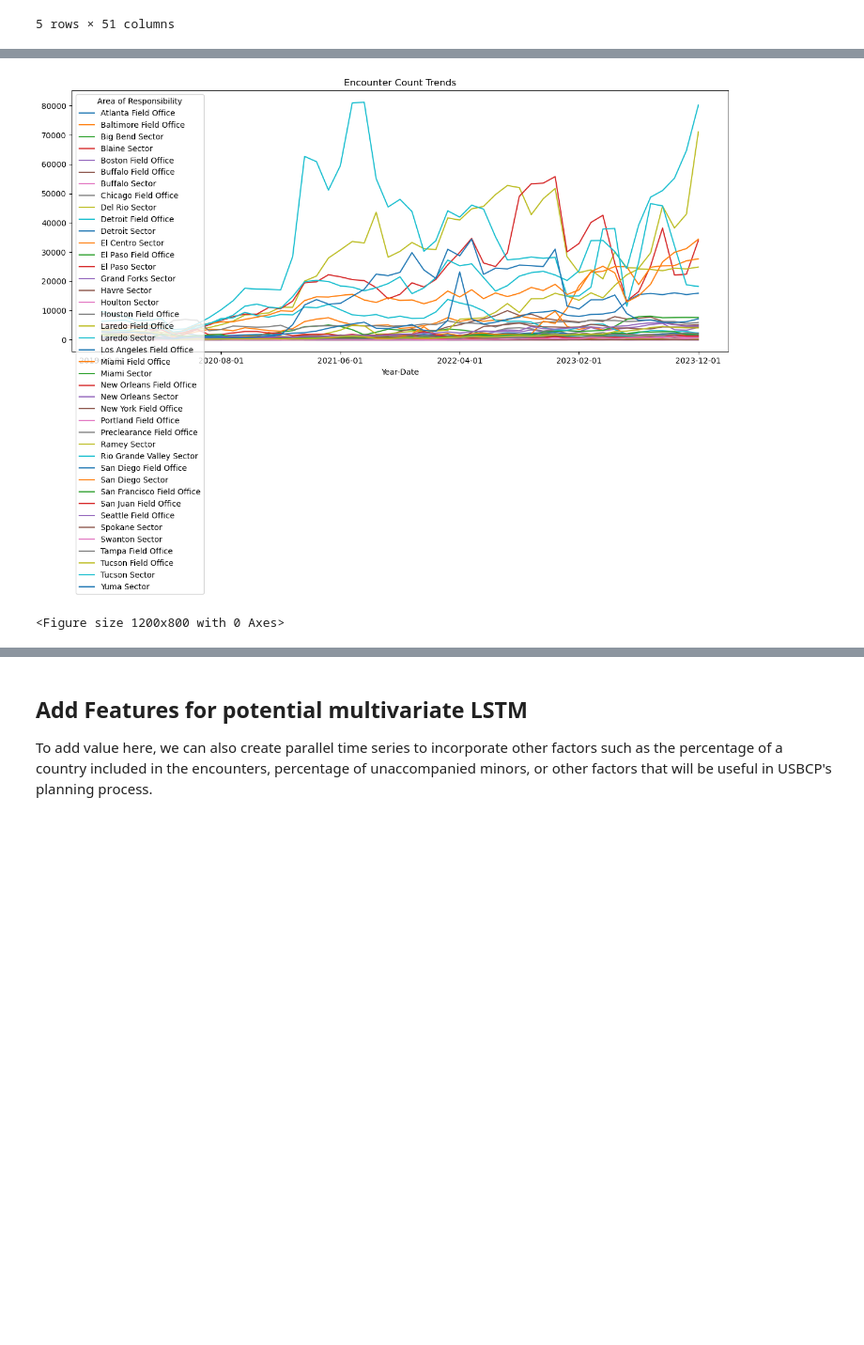
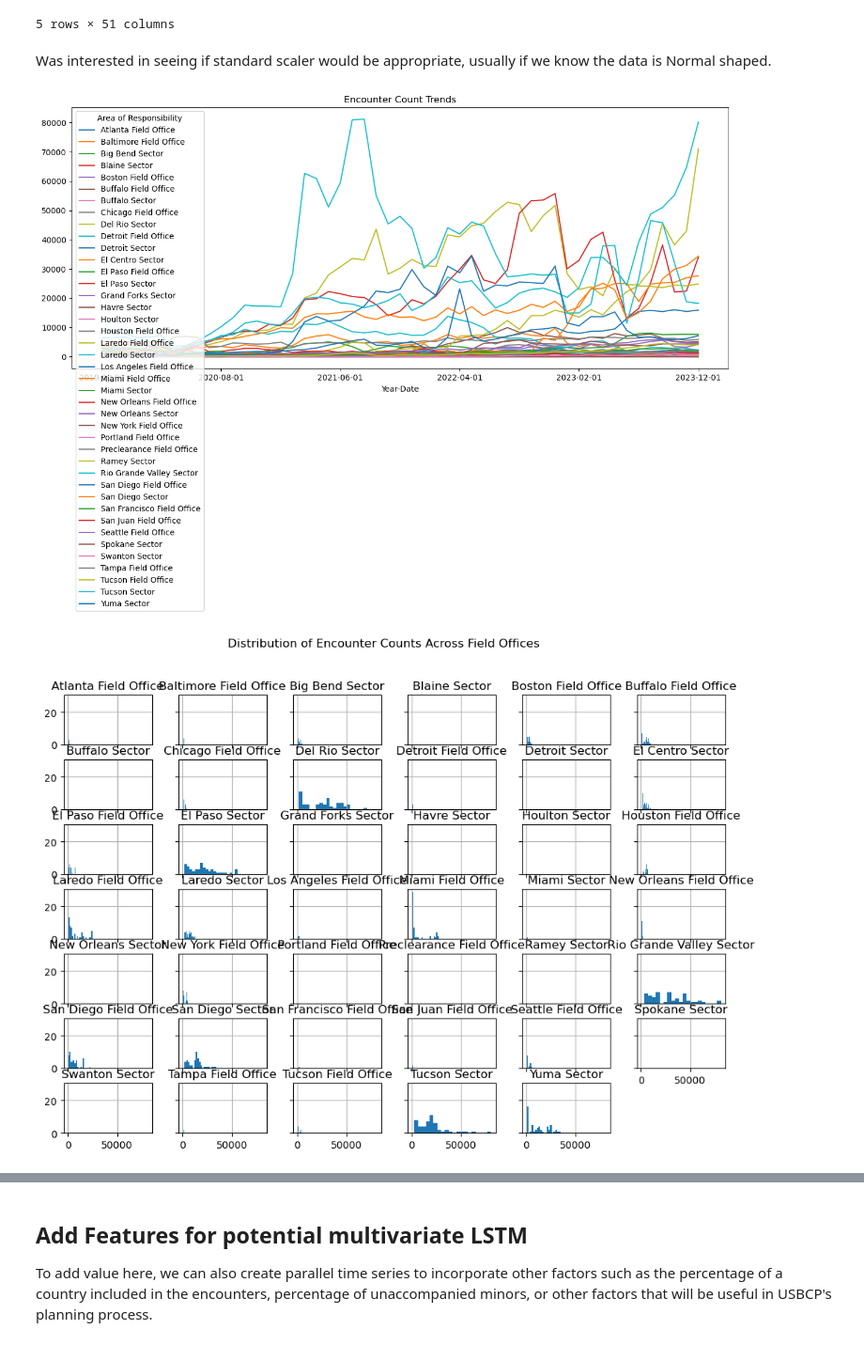
Before and after one commit to alanklin/AA-Capstone, a Jupyter notebook: Code/Notebooks/week4_dataprocessing.ipynb, the cells around one changed output, grey strips where cells are left out. Shown at 94% size. Cells and saved outputs as stored; diff of their text form; code cells hidden in the pictures; blank space fills up the shorter version.

Commit message:
more plots added

```diff
--- a/Code/Notebooks/week4_dataprocessing.ipynb
+++ b/Code/Notebooks/week4_dataprocessing.ipynb
@@ -56,31 +56,35 @@ sector_pivot.head()
 # %%
 sector_pivot.to_csv(sector_train_input_ready, index=True)
 #sector_pivot.to_csv("../../Data/sector_train_input_ready.csv", index=False)
+# %% [markdown]
+Was interested in seeing if standard scaler would be appropriate, usually if we know the data is Normal shaped.
 # %%
 from scipy.stats import skew, kurtosis
 
 
 # Set 'Area of Responsibility' as index if not already
 #sector_pivot.set_index("Area of Responsibility", inplace=True)
 
 # Transpose for visualization (dates on x-axis, field offices as separate plots)
 sector_pivot.T.plot(kind='line', figsize=(15, 6), title="Encounter Count Trends")
 
 # Plot histograms for each field office
-sector_pivot.T.hist(figsize=(12, 8), bins=20, layout=(3, 3), sharex=True, sharey=True)
+sector_pivot.T.hist(figsize=(12, 8), bins=20, sharex=True, sharey=True)
 plt.suptitle("Distribution of Encounter Counts Across Field Offices")
 plt.show()
 
 # Compute and print summary statistics
 summary_stats = sector_pivot.describe().T
 summary_stats["Skewness"] = sector_pivot.skew(axis=1)
 summary_stats["Kurtosis"] = sector_pivot.kurtosis(axis=1)
 print(summary_stats)
 
 # Boxplot for Outliers
 plt.figure(figsize=(12, 6))
 sns.boxplot(data=sector_pivot.T)
 plt.xticks(rotation=90)
 plt.title("Boxplot of Encounter Counts Across Field Offices")
 plt.show()
 # %% [output]
+[figure]
+[figure, added]
@@ -88,2 +107,0 @@ ValueError: Layout of 3x3 must be larger than required size 41
-[figure]
-<Figure size 1200x800 with 0 Axes>
```
Also changed, not shown: parts of 1 cell of this notebook, 1 other file.
